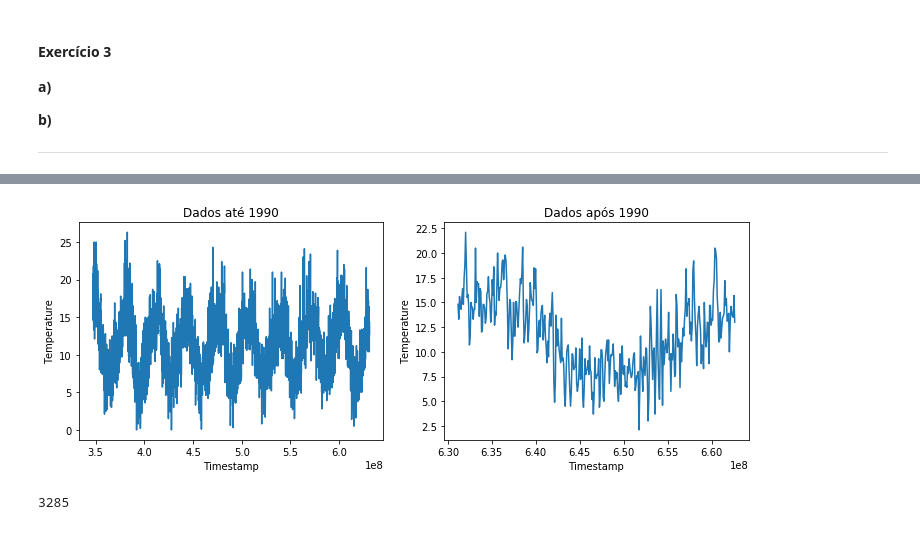
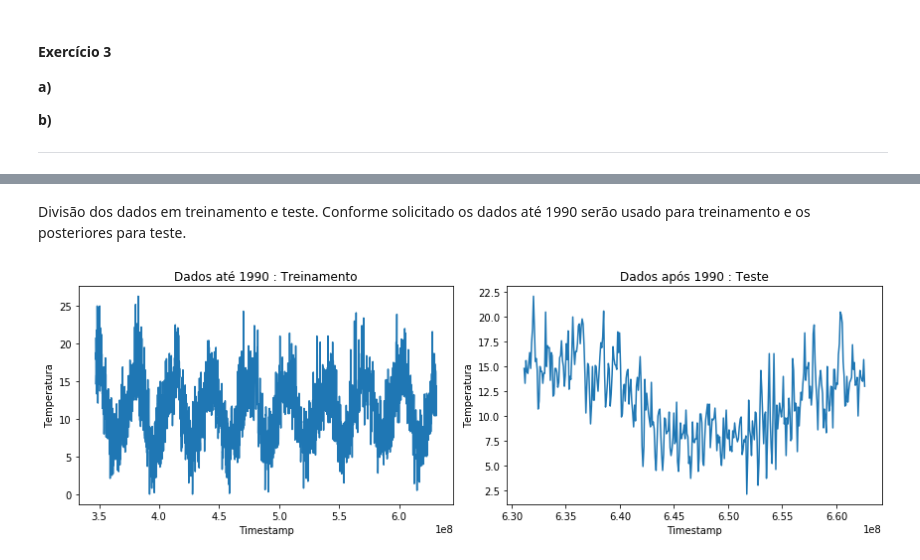
Before and after one commit to rdenadai/ia006c, a Jupyter notebook: notebooks/EFC01.ipynb, the cells around one changed output, grey strips where cells are left out. Cells and saved outputs as stored; diff of their text form; code cells hidden in the pictures.

```diff
--- a/notebooks/EFC01.ipynb
+++ b/notebooks/EFC01.ipynb
@@ -220,20 +228,0 @@ import matplotlib.pyplot as plt
-# %%
-
-def convert(dt, tmp):
-    return (datetime.timestamp(datetime.strptime(dt, "%Y-%m-%d")), float(tmp))
-
-def import_data():
-    data = None
-    with open('daily-minimum-temperatures.csv') as csv_file:
-        csv_reader = csv.reader(csv_file, delimiter=',')
-        data = [convert(*row) for i, row in enumerate(csv_reader) if i > 0]
-    return np.array(data)
-
-data = import_data()
-
-plt.figure(figsize=(6, 4))
-plt.plot(data[:, 0], data[:, 1])
-plt.title("Dados")
-plt.xlabel("Timestamp")
-plt.ylabel("Temperature")
-plt.show()
@@ -241,0 +310,6 @@ plt.show()
+# %%
+data = import_data()
+df_data = np.copy(data)
+data = data[:, 2:].astype(np.float32)
+df = pd.DataFrame(df_data[:, 0:2], columns=["Data", "Temperature"])
+df.head(10)
@@ -242,26 +338,24 @@ plt.show()
+# %% [markdown]
+Divisão dos dados em treinamento e teste. Conforme solicitado os dados até 1990 serão usado para treinamento e os posteriores para teste.
 # %%
 dt_1990 = datetime.timestamp(datetime.strptime("1990-01-01 00:00:00", "%Y-%m-%d %H:%M:%S"))
-X_train, X_test = data[data[:, 0] < dt_1990], data[data[:, 0] >= dt_1990]
+train, test = data[data[:, 0] < dt_1990], data[data[:, 0] >= dt_1990]
+
+X_train, y_train = train[:, 2:], train[:, 1]
+X_test, y_test = test[:, 2:], test[:, 1]
 
 plt.figure(figsize=(12, 4))
 plt.subplot(1, 2, 1)
-plt.plot(X_train[:, 0], X_train[:, 1])
-plt.title("Dados até 1990")
+plt.plot(train[:, 0], y_train)
+plt.title("Dados até 1990 : Treinamento")
 plt.xlabel("Timestamp")
-plt.ylabel("Temperature")
+plt.ylabel("Temperatura")
 plt.subplot(1, 2, 2)
-plt.plot(X_test[:, 0], X_test[:, 1])
-plt.title("Dados após 1990")
+plt.plot(test[:, 0], y_test)
+plt.title("Dados após 1990 : Teste")
 plt.xlabel("Timestamp")
-plt.ylabel("Temperature")
+plt.ylabel("Temperatura")
+plt.tight_layout()
 plt.show()
 # %% [output]
-[figure, old version]
+[figure, new version]
-# %%
-def kfold(data, k=1):
-    x, y = data.shape
-
-    print(x)
-kfold(X_train)
-# %% [output]
-3285
```
Also changed, not shown: parts of 12 cells of this notebook.
